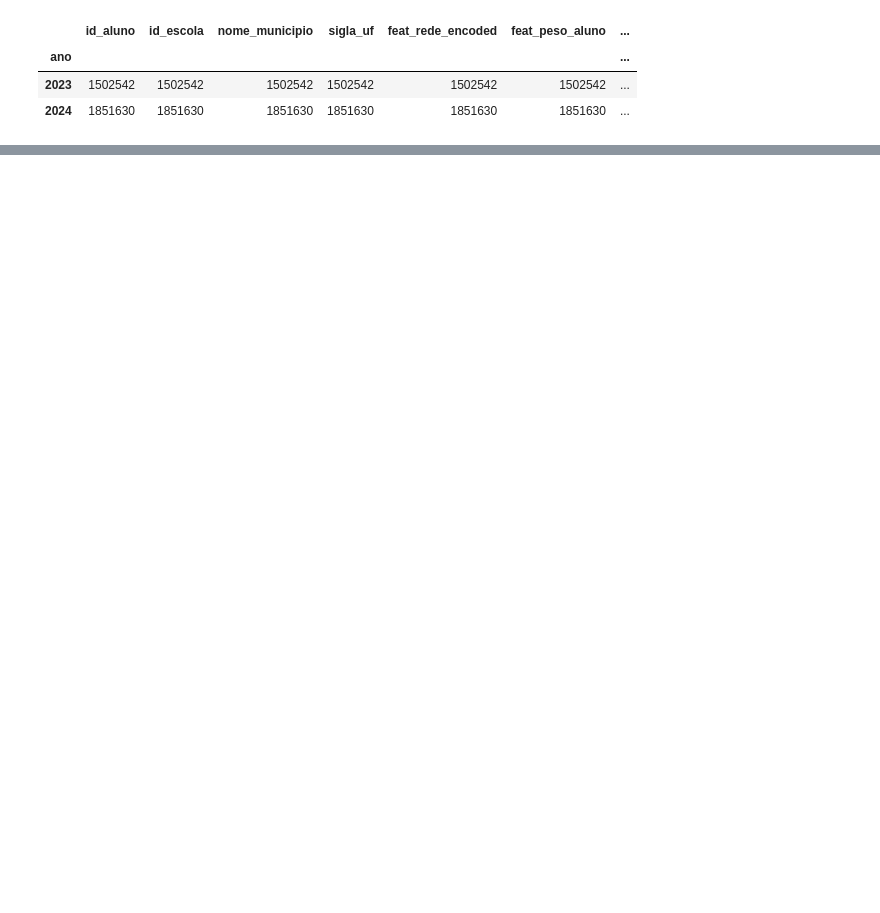
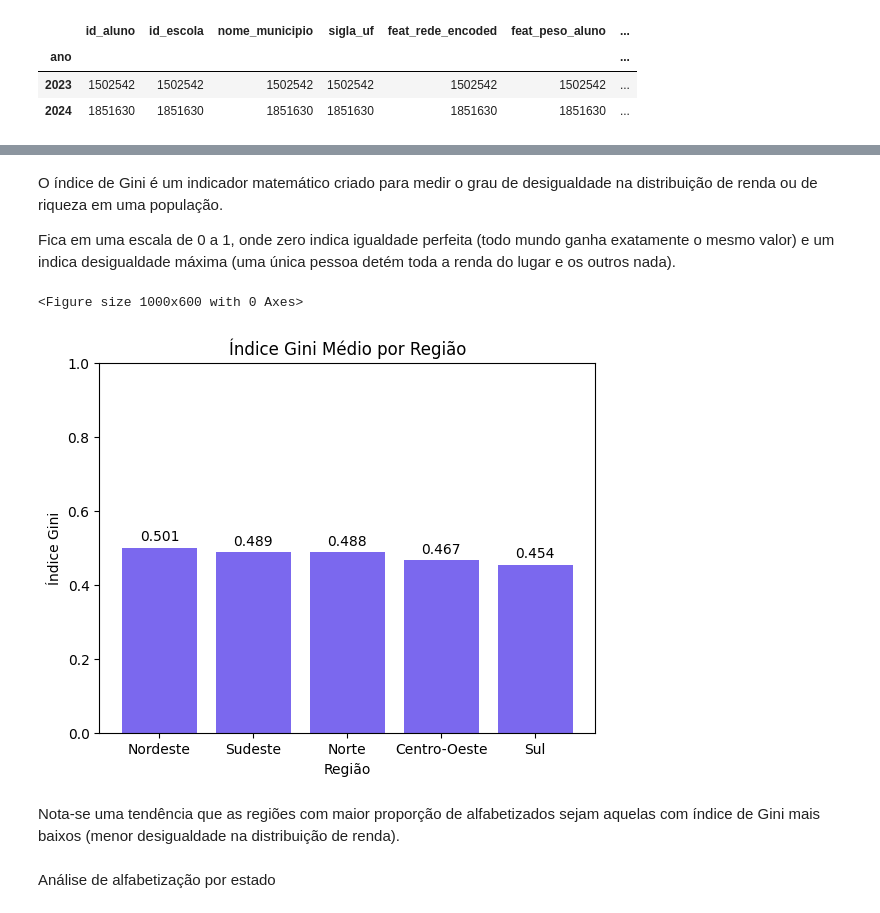
Before and after one commit to giusepelopes/modelagem_alfabetizacao, a Jupyter notebook: notebooks/EDA.ipynb, the cells around one changed output, grey strips where cells are left out. Drawn from its saved outputs; the diff is of its cells as text; code cells hidden in the pictures; blank space fills up the shorter version.

```diff
--- a/notebooks/EDA.ipynb
+++ b/notebooks/EDA.ipynb
@@ -8,4 +10,14 @@ sys.path.append(str(Path.cwd().parent))
 from src.preprocessing import preprocessing
+# %%
+regioes_br = {
+    'AC': 'Norte', 'AL': 'Nordeste', 'AP': 'Norte', 'AM': 'Norte',
+    'BA': 'Nordeste', 'CE': 'Nordeste', 'DF': 'Centro-Oeste', 'ES': 'Sudeste',
+    'GO': 'Centro-Oeste', 'MA': 'Nordeste', 'MT': 'Centro-Oeste', 'MS': 'Centro-Oeste',
+    'MG': 'Sudeste', 'PA': 'Norte', 'PB': 'Nordeste', 'PR': 'Sul',
+    'PE': 'Nordeste', 'PI': 'Nordeste', 'RJ': 'Sudeste', 'RN': 'Nordeste',
+    'RS': 'Sul', 'RO': 'Norte', 'RR': 'Norte', 'SC': 'Sul',
+    'SP': 'Sudeste', 'SE': 'Nordeste', 'TO': 'Norte'
+}
 # %%
 df = preprocessing.preprocess(False)
 # %%
@@ -44,0 +82,2 @@ df.groupby('ano').count()
+# %%
+df["regiao"] = df['sigla_uf'].map(regioes_br)
@@ -44,0 +98,26 @@ df.groupby('ano').count()
+# %% [markdown]
+O índice de Gini é um indicador matemático criado para medir o grau de desigualdade na distribuição de renda ou de riqueza em uma população.
+
+Fica em uma escala de 0 a 1, onde zero indica igualdade perfeita (todo mundo ganha exatamente o mesmo valor) e um indica desigualdade máxima (uma única pessoa detém toda a renda do lugar e os outros nada).
+# %%
+gini_medio_regiao = df.groupby('regiao')['feat_gini_uf'].mean().reset_index().sort_values(by="feat_gini_uf", ascending=False)
+
+plt.figure(figsize=(10, 6))
+
+fig, ax = plt.subplots()
+bars = ax.bar(gini_medio_regiao['regiao'], gini_medio_regiao['feat_gini_uf'].round(3), color='mediumslateblue')
+ax.bar_label(bars, padding=3)
+
+plt.ylim(0, 1)
+
+plt.title('Índice Gini Médio por Região')
+plt.xlabel('Região')
+plt.ylabel('Índice Gini')
+plt.show()
+# %% [output]
+<Figure size 1000x600 with 0 Axes>
+[figure, added]
+# %% [markdown]
+Nota-se uma tendência que as regiões com maior proporção de alfabetizados sejam aquelas com índice de Gini mais baixos (menor desigualdade na distribuição de renda).
+# %% [markdown]
+Análise de alfabetização por estado
```
Also changed, not shown: parts of 20 cells of this notebook, 2 other files.
